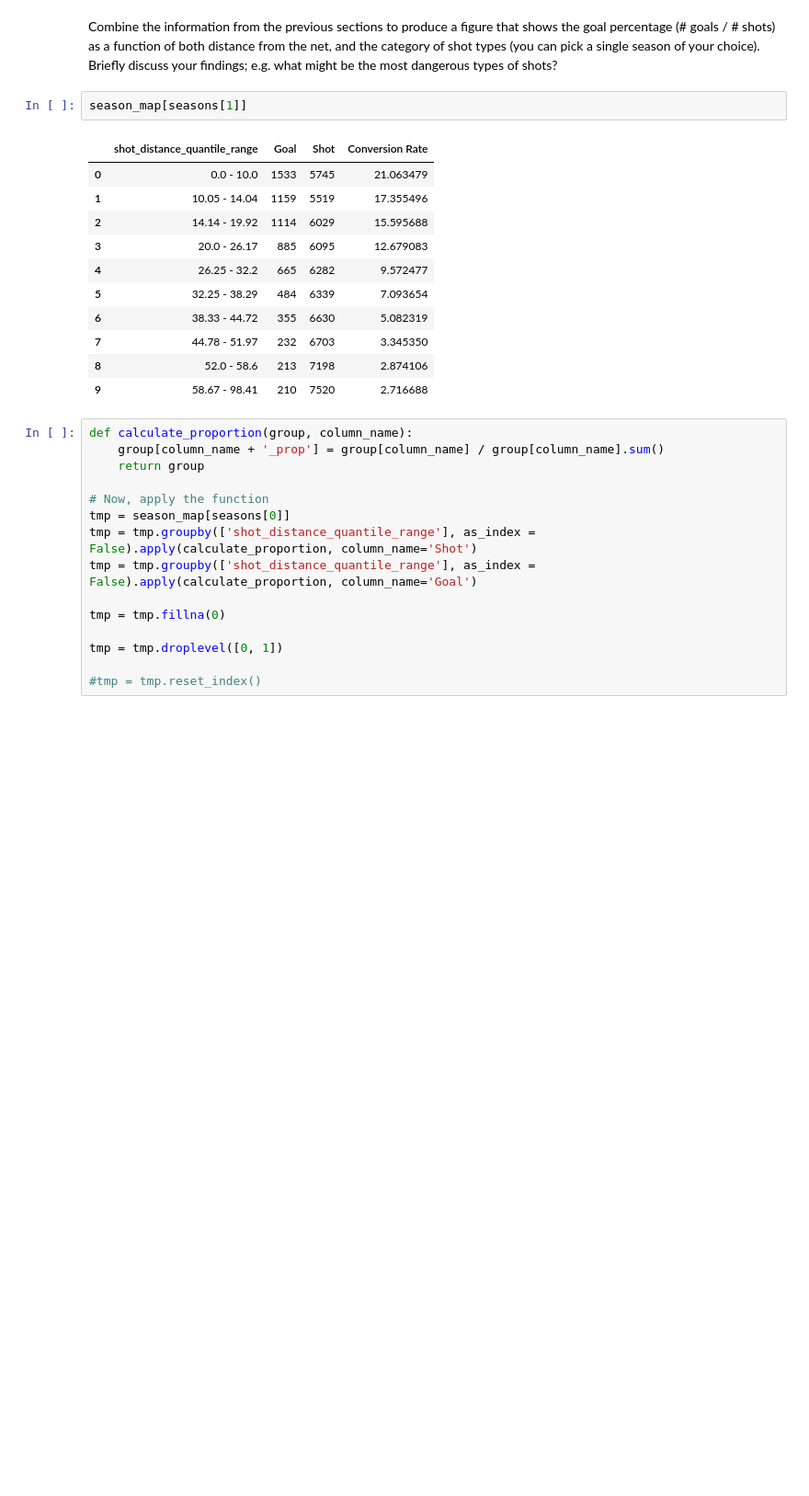
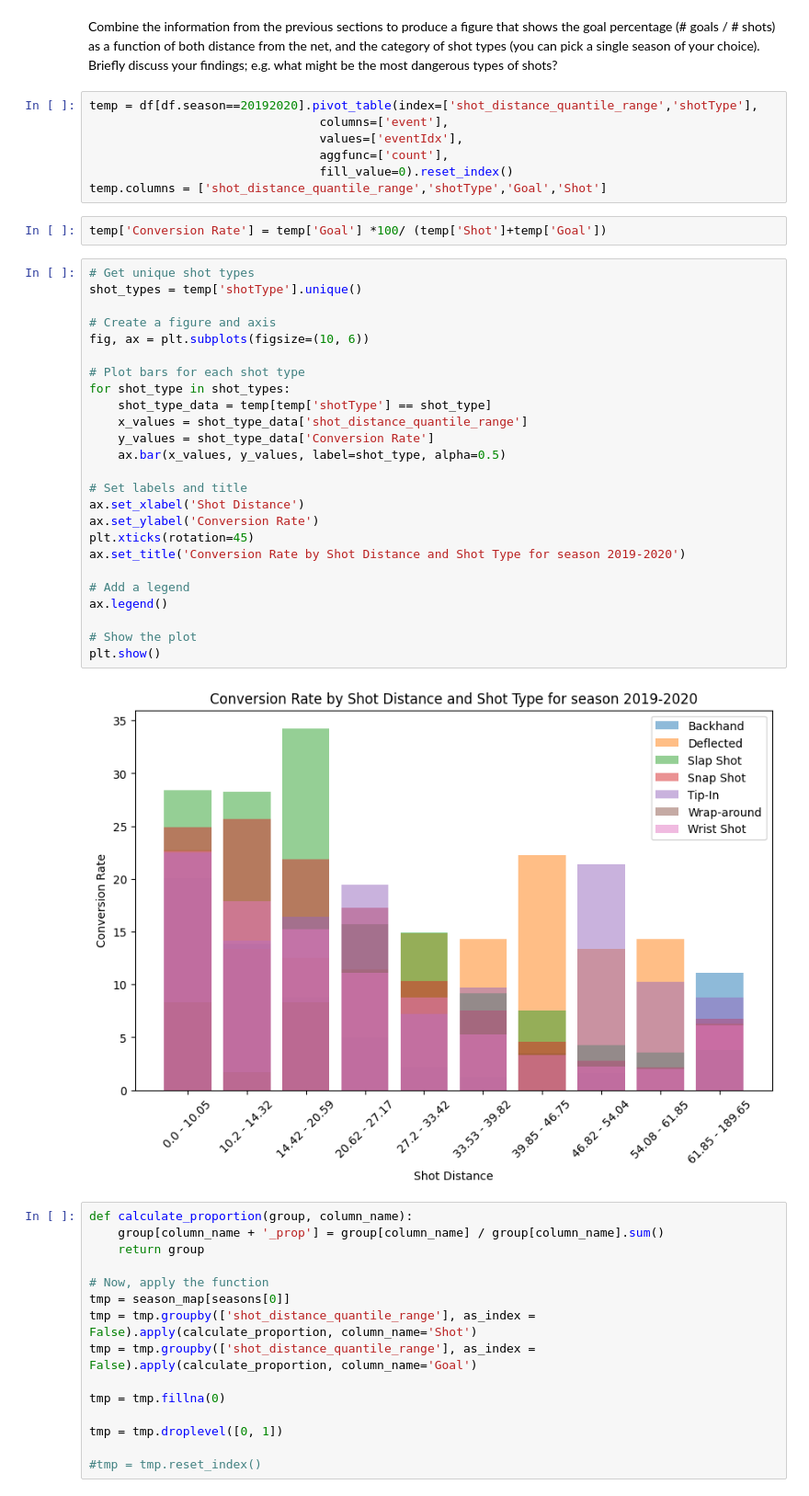
Before and after one commit to theAayushbajaj/NHL-Milestone-Project, a Jupyter notebook: src/Notebooks/02_simple_visualizations.ipynb, the cells around one changed output. Shown at 92% size. Drawn from its saved outputs; the diff is of its cells as text; blank space fills up the shorter version.

```diff
--- a/src/Notebooks/02_simple_visualizations.ipynb
+++ b/src/Notebooks/02_simple_visualizations.ipynb
@@ -259,20 +306,42 @@ plt.show()
 ### Q3
 # %% [markdown]
 Combine the information from the previous sections to produce a figure that shows the goal percentage (# goals / # shots) as a function of both distance from the net, and the category of shot types (you can pick a single season of your choice). Briefly discuss your findings; e.g. what might be the most dangerous types of shots?
-# %%
-season_map[seasons[1]]
-# %% [output]
-|  | shot_distance_quantile_range | Goal | Shot | Conversion Rate |
-| 0 | 0.0 - 10.0 | 1533 | 5745 | 21.063479 |
-| 1 | 10.05 - 14.04 | 1159 | 5519 | 17.355496 |
-| 2 | 14.14 - 19.92 | 1114 | 6029 | 15.595688 |
-| 3 | 20.0 - 26.17 | 885 | 6095 | 12.679083 |
-| 4 | 26.25 - 32.2 | 665 | 6282 | 9.572477 |
-| 5 | 32.25 - 38.29 | 484 | 6339 | 7.093654 |
-| 6 | 38.33 - 44.72 | 355 | 6630 | 5.082319 |
-| 7 | 44.78 - 51.97 | 232 | 6703 | 3.345350 |
-| 8 | 52.0 - 58.6 | 213 | 7198 | 2.874106 |
-| 9 | 58.67 - 98.41 | 210 | 7520 | 2.716688 |
+# %%
+temp = df[df.season==20192020].pivot_table(index=['shot_distance_quantile_range','shotType'],
+                                columns=['event'],
+                                values=['eventIdx'],
+                                aggfunc=['count'],
+                                fill_value=0).reset_index()
+temp.columns = ['shot_distance_quantile_range','shotType','Goal','Shot']
+# %%
+temp['Conversion Rate'] = temp['Goal'] *100/ (temp['Shot']+temp['Goal'])
+# %%
+# Get unique shot types
+shot_types = temp['shotType'].unique()
+
+# Create a figure and axis
+fig, ax = plt.subplots(figsize=(10, 6))
+
+# Plot bars for each shot type
+for shot_type in shot_types:
+    shot_type_data = temp[temp['shotType'] == shot_type]
+    x_values = shot_type_data['shot_distance_quantile_range']
+    y_values = shot_type_data['Conversion Rate']
+    ax.bar(x_values, y_values, label=shot_type, alpha=0.5)
+
+# Set labels and title
+ax.set_xlabel('Shot Distance')
+ax.set_ylabel('Conversion Rate')
+plt.xticks(rotation=45)
+ax.set_title('Conversion Rate by Shot Distance and Shot Type for season 2019-2020')
+
+# Add a legend
+ax.legend()
+
+# Show the plot
+plt.show()
+# %% [output]
+[figure, added]
 # %%
 def calculate_proportion(group, column_name):
     group[column_name + '_prop'] = group[column_name] / group[column_name].sum()
```
Also changed, not shown: parts of 4 cells of this notebook, 7 other files.
